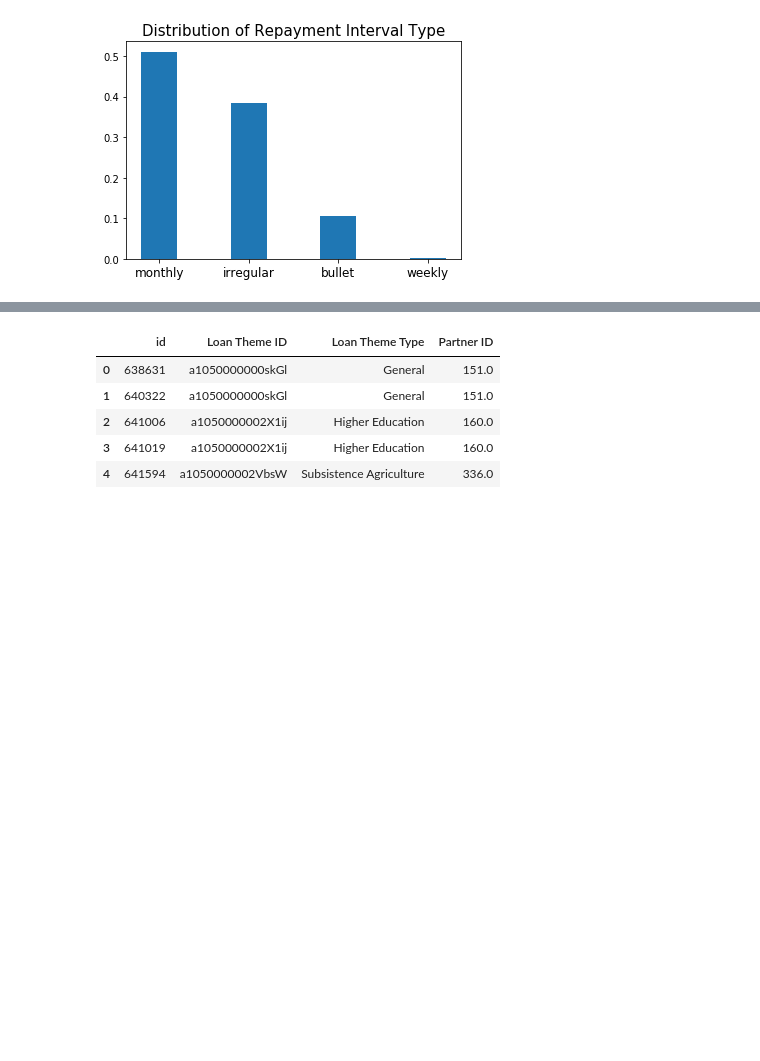
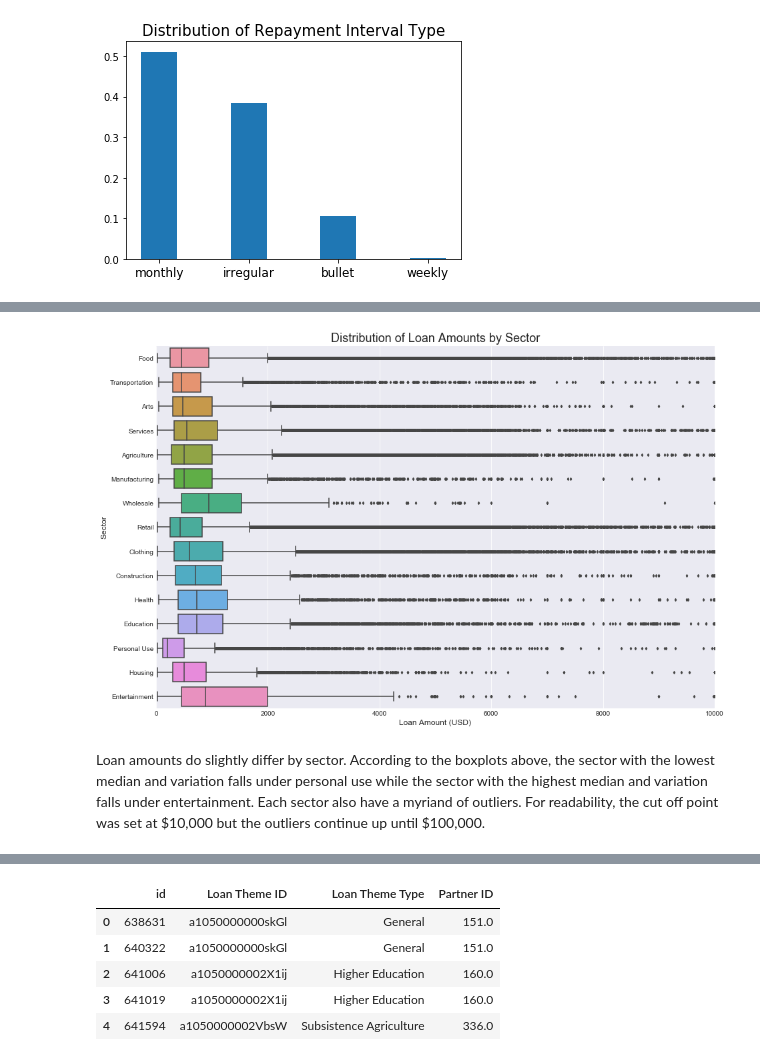
Before and after one commit to smakhijani/kaggle-kiva-crowdfunding, a Jupyter notebook: Preliminary Exploratory Data Analysis.ipynb, the cells around one changed output, grey strips where cells are left out. Cells and saved outputs as stored; diff of their text form; code cells hidden in the pictures; blank space fills up the shorter version.

```diff
--- a/Preliminary Exploratory Data Analysis.ipynb
+++ b/Preliminary Exploratory Data Analysis.ipynb
@@ -412 +396,13 @@ plt.title("Number of Kiva Funded Countries From 2014 Q1 until 2017 Q3", fontsize
+# %%
+#Does loan amount change with sector?
+plt.figure(figsize = (15, 10))
+sns.boxplot(x = 'loan_amount', y = 'sector', data = kiva_loans, fliersize = 3);
+plt.xlim(0, 10000)
+plt.xlabel("Loan Amount (USD)", fontsize = 12)
+plt.ylabel("Sector", fontsize = 12)
+plt.title("Distribution of Loan Amounts by Sector", fontsize = 18);
+# %% [output]
+[figure, added]
+# %% [markdown]
+Loan amounts do slightly differ by sector. According to the boxplots above, the sector with the lowest median and variation falls under personal use while the sector with the highest median and variation falls under entertainment. Each sector also have a myriand of outliers. For readability, the cut off point was set at \$10,000 but the outliers continue up until $100,000.
 # %%
```
Also changed, not shown: parts of 12 cells of this notebook.
